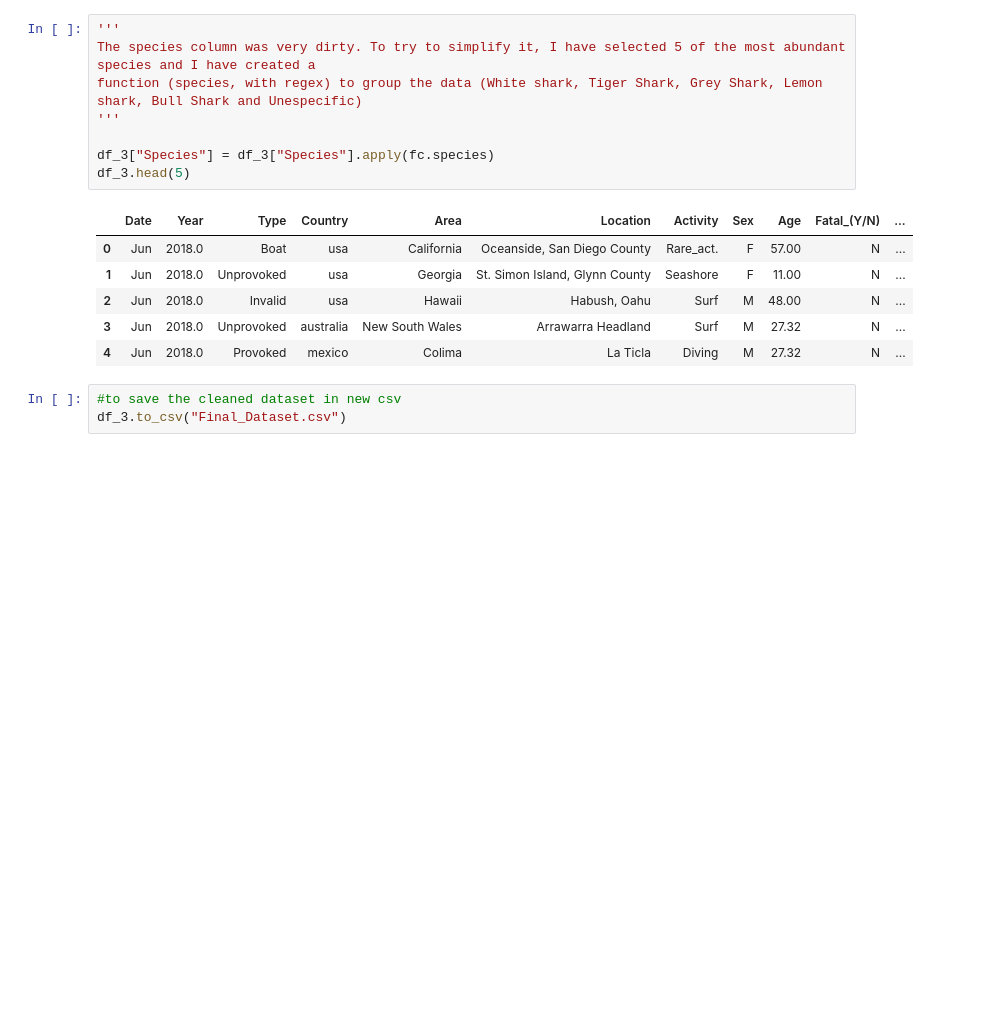
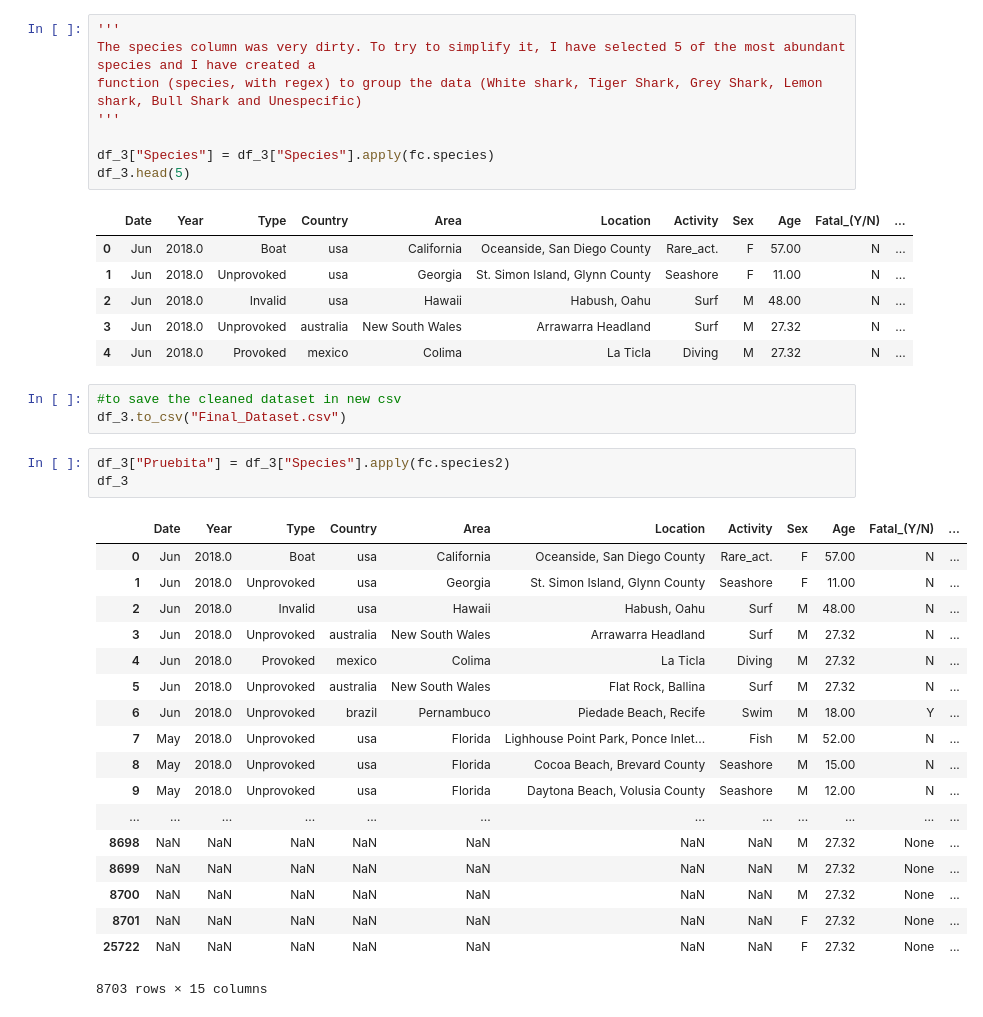
Before and after one commit to AnaAGG/P1_Pandas, a Jupyter notebook: output/Data_cleaning.ipynb, the cells around one changed output. Cells and saved outputs as stored; diff of their text form; blank space fills up the shorter version.

```diff
--- a/output/Data_cleaning.ipynb
+++ b/output/Data_cleaning.ipynb
@@ -425,3 +428,25 @@ df_3.head(5)
 # %%
 #to save the cleaned dataset in new csv
 df_3.to_csv("Final_Dataset.csv")
+# %%
+df_3["Pruebita"] = df_3["Species"].apply(fc.species2)
+df_3
+# %% [output]
+|  | Date | Year | Type | Country | Area | Location | Activity | Sex | Age | Fatal_(Y/N) | ... |
+| 0 | Jun | 2018.0 | Boat | usa | California | Oceanside, San Diego County | Rare_act. | F | 57.00 | N | ... |
+| 1 | Jun | 2018.0 | Unprovoked | usa | Georgia | St. Simon Island, Glynn County | Seashore | F | 11.00 | N | ... |
+| 2 | Jun | 2018.0 | Invalid | usa | Hawaii | Habush, Oahu | Surf | M | 48.00 | N | ... |
+| 3 | Jun | 2018.0 | Unprovoked | australia | New South Wales | Arrawarra Headland | Surf | M | 27.32 | N | ... |
+| 4 | Jun | 2018.0 | Provoked | mexico | Colima | La Ticla | Diving | M | 27.32 | N | ... |
+| 5 | Jun | 2018.0 | Unprovoked | australia | New South Wales | Flat Rock, Ballina | Surf | M | 27.32 | N | ... |
+| 6 | Jun | 2018.0 | Unprovoked | brazil | Pernambuco | Piedade Beach, Recife | Swim | M | 18.00 | Y | ... |
+| 7 | May | 2018.0 | Unprovoked | usa | Florida | Lighhouse Point Park, Ponce Inlet... | Fish | M | 52.00 | N | ... |
+| 8 | May | 2018.0 | Unprovoked | usa | Florida | Cocoa Beach, Brevard County | Seashore | M | 15.00 | N | ... |
+| 9 | May | 2018.0 | Unprovoked | usa | Florida | Daytona Beach, Volusia County | Seashore | M | 12.00 | N | ... |
+| ... | ... | ... | ... | ... | ... | ... | ... | ... | ... | ... | ... |
+| 8698 | NaN | NaN | NaN | NaN | NaN | NaN | NaN | M | 27.32 | None | ... |
+| 8699 | NaN | NaN | NaN | NaN | NaN | NaN | NaN | M | 27.32 | None | ... |
+| 8700 | NaN | NaN | NaN | NaN | NaN | NaN | NaN | M | 27.32 | None | ... |
+| 8701 | NaN | NaN | NaN | NaN | NaN | NaN | NaN | F | 27.32 | None | ... |
+| 25722 | NaN | NaN | NaN | NaN | NaN | NaN | NaN | F | 27.32 | None | ... |
+8703 rows × 15 columns
```
Also changed, not shown: parts of 6 cells of this notebook, 1 other file.
